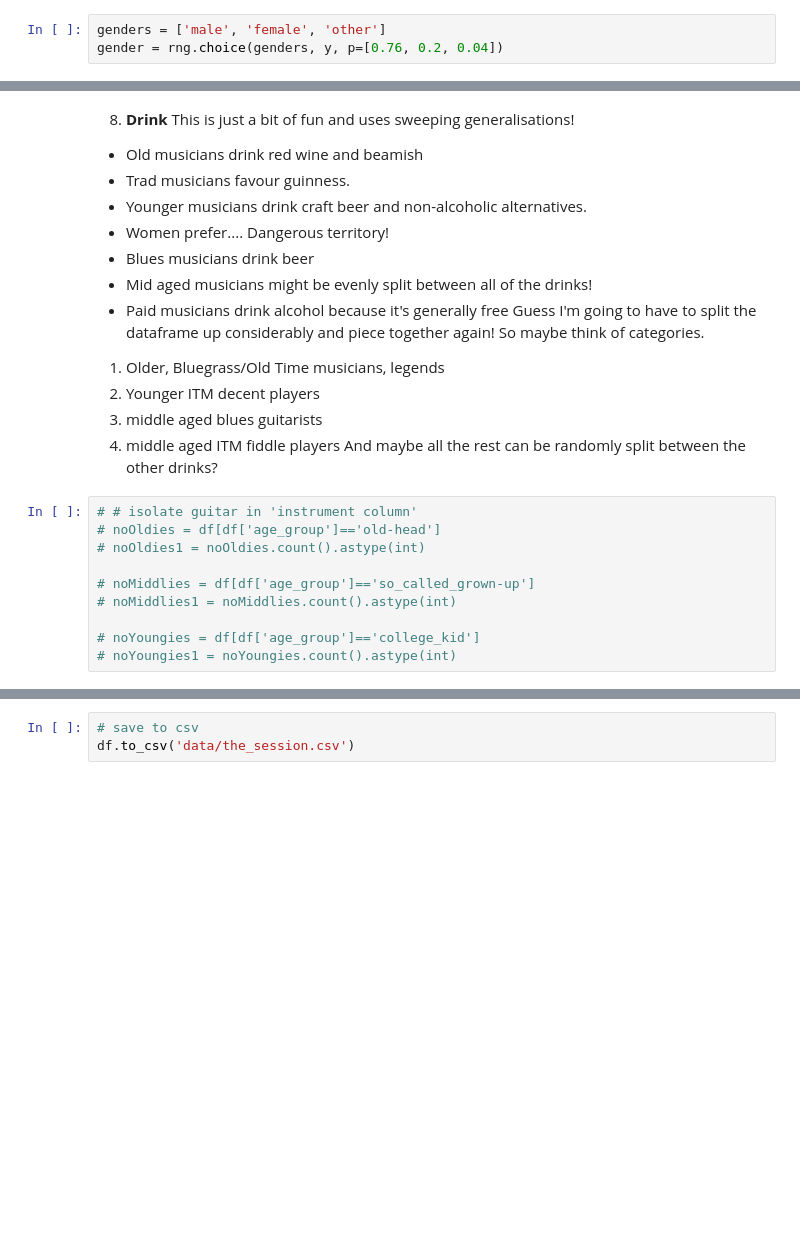
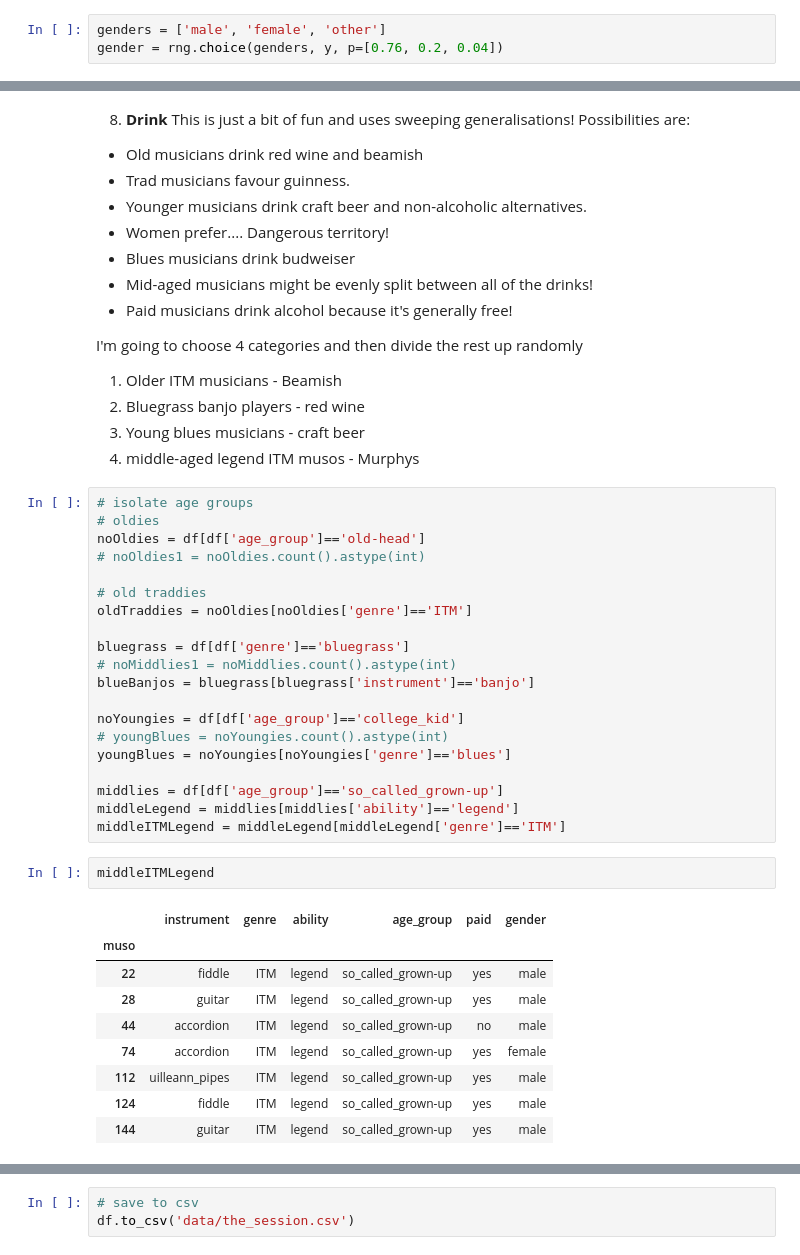
Before and after one commit to Caoimhinv/programming_for_DA_project, a Jupyter notebook: the_session.ipynb, the cells around one changed output, grey strips where cells are left out. Cells and saved outputs as stored; diff of their text form; blank space fills up the shorter version.

Commit message:
think that's the variables coded

```diff
--- a/the_session.ipynb
+++ b/the_session.ipynb
@@ -586,29 +586,52 @@ df
 # %% [markdown]
 8. **Drink**
 This is just a bit of fun and uses sweeping generalisations!
+Possibilities are:
 - Old musicians drink red wine and beamish
 - Trad musicians favour guinness.
 - Younger musicians drink craft beer and non-alcoholic alternatives.
 - Women prefer.... Dangerous territory!
-- Blues musicians drink beer
-- Mid aged musicians might be evenly split between all of the drinks!
-- Paid musicians drink alcohol because it's generally free
-Guess I'm going to have to split the dataframe up considerably and piece together again! So maybe think of categories.
-1. Older, Bluegrass/Old Time musicians, legends
-2. Younger ITM decent players
-3. middle aged blues guitarists
-4. middle aged ITM fiddle players
-And maybe all the rest can be randomly split between the other drinks?
+- Blues musicians drink budweiser
+- Mid-aged musicians might be evenly split between all of the drinks!
+- Paid musicians drink alcohol because it's generally free!
+
+I'm going to choose 4 categories and then divide the rest up randomly
+1. Older ITM musicians - Beamish
+2. Bluegrass banjo players - red wine
+3. Young blues musicians - craft beer
+4. middle-aged legend ITM musos - Murphys
 # %%
-# # isolate guitar in 'instrument column'
-# noOldies = df[df['age_group']=='old-head']
+# isolate age groups
+# oldies
+noOldies = df[df['age_group']=='old-head']
 # noOldies1 = noOldies.count().astype(int)
 
-# noMiddlies = df[df['age_group']=='so_called_grown-up']
+# old traddies
+oldTraddies = noOldies[noOldies['genre']=='ITM']
+
+bluegrass = df[df['genre']=='bluegrass']
 # noMiddlies1 = noMiddlies.count().astype(int)
+blueBanjos = bluegrass[bluegrass['instrument']=='banjo']
 
-# noYoungies = df[df['age_group']=='college_kid']
-# noYoungies1 = noYoungies.count().astype(int)
+noYoungies = df[df['age_group']=='college_kid']
+# youngBlues = noYoungies.count().astype(int)
+youngBlues = noYoungies[noYoungies['genre']=='blues']
+
+middlies = df[df['age_group']=='so_called_grown-up']
+middleLegend = middlies[middlies['ability']=='legend']
+middleITMLegend = middleLegend[middleLegend['genre']=='ITM']
+# %%
+middleITMLegend
+# %% [output]
+|  | instrument | genre | ability | age_group | paid | gender |
+| muso |  |  |  |  |  |  |
+| 22 | fiddle | ITM | legend | so_called_grown-up | yes | male |
+| 28 | guitar | ITM | legend | so_called_grown-up | yes | male |
+| 44 | accordion | ITM | legend | so_called_grown-up | no | male |
+| 74 | accordion | ITM | legend | so_called_grown-up | yes | female |
+| 112 | uilleann_pipes | ITM | legend | so_called_grown-up | yes | male |
+| 124 | fiddle | ITM | legend | so_called_grown-up | yes | male |
+| 144 | guitar | ITM | legend | so_called_grown-up | yes | male |
 # %%
 drinks = ['beamish', 'guinness', 'murphys', 'other_draft', 'craft_beers', 'red_wine', 'spirits', 'cider', 'water/soft drinks']
 
```
Also changed, not shown: parts of 18 cells of this notebook, 1 other file.
